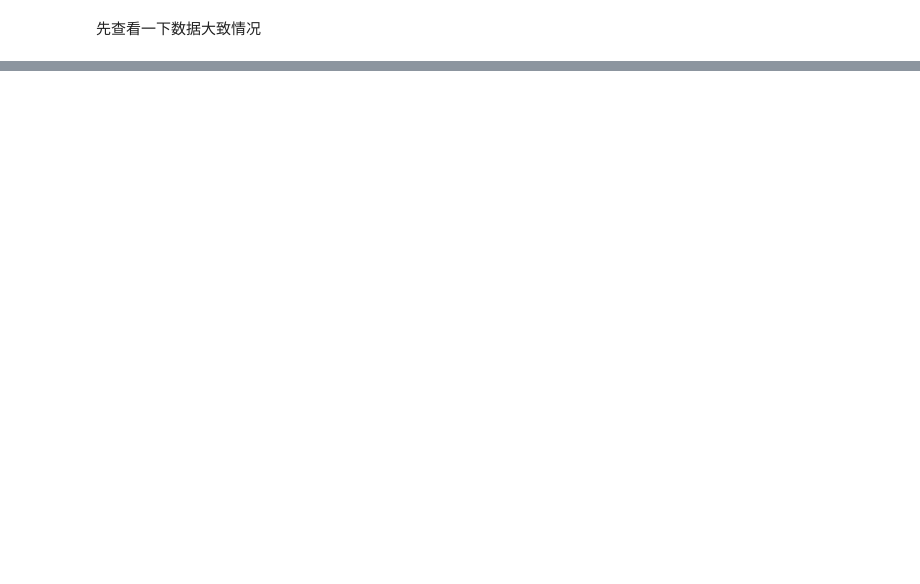
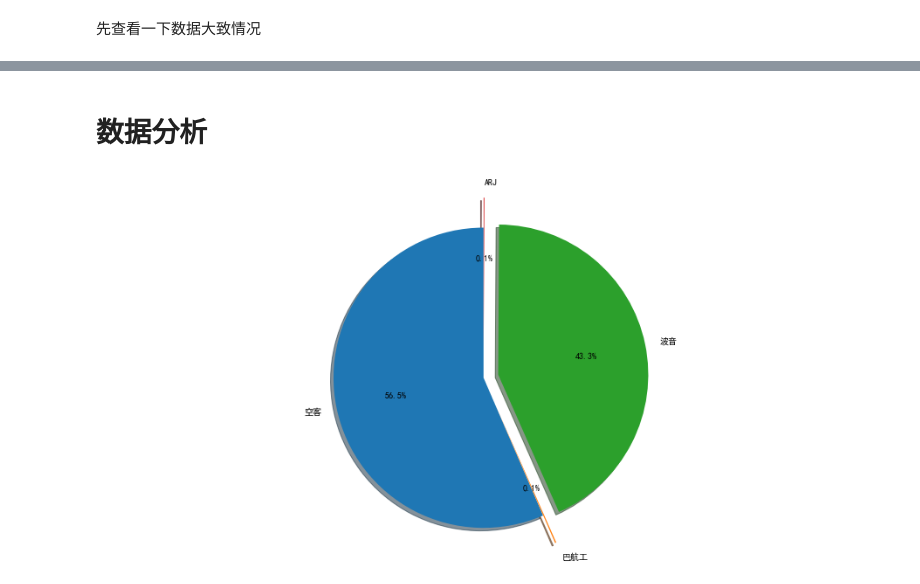
Before and after one commit to HCBPH/crawler, a Jupyter notebook: analyze/airlines_analyze.ipynb, the cells around one changed output, grey strips where cells are left out. Cells and saved outputs as stored; diff of their text form; code cells hidden in the pictures; blank space fills up the shorter version.

```diff
--- a/analyze/airlines_analyze.ipynb
+++ b/analyze/airlines_analyze.ipynb
@@ -219,0 +235,28 @@ tickets.describe(include=np.object)
+# %% [markdown]
+# 数据分析
+# %%
+import re
+plt.rcParams["font.sans-serif"]=["SimHei"] #设置字体
+plt.rcParams["axes.unicode_minus"]=False #该语句解决图像中的“-”负号的乱码问题
+
+# 飞机型号
+craft = tickets_clean['craft_1'].copy(deep=True)
+craft = craft.apply(lambda x:re.split("[\d|B]+", x[0:4])[0])
+labels = craft.value_counts().index.values
+sizes = craft.value_counts().values
+t = labels[1]
+labels[1] = labels[2]
+labels[2] = t
+t = sizes[1]
+sizes[1] = sizes[2]
+sizes[2] = t
+explode = (0, 0.2, 0.1, 0.2)  # only "explode" the 2nd slice (i.e. 'Hogs')
+
+fig = plt.figure(figsize=(16, 8))
+plt.pie(sizes, explode=explode, labels=labels, autopct='%1.1f%%',
+        shadow=True, startangle=90)
+plt.axis('equal')  # Equal aspect ratio ensures that pie is drawn as a circle.
+plt.savefig("D:/crawler/pie/pie_craft.png")
+plt.show()
+# %% [output]
+[figure, added]
```
Also changed, not shown: parts of 28 cells of this notebook.
